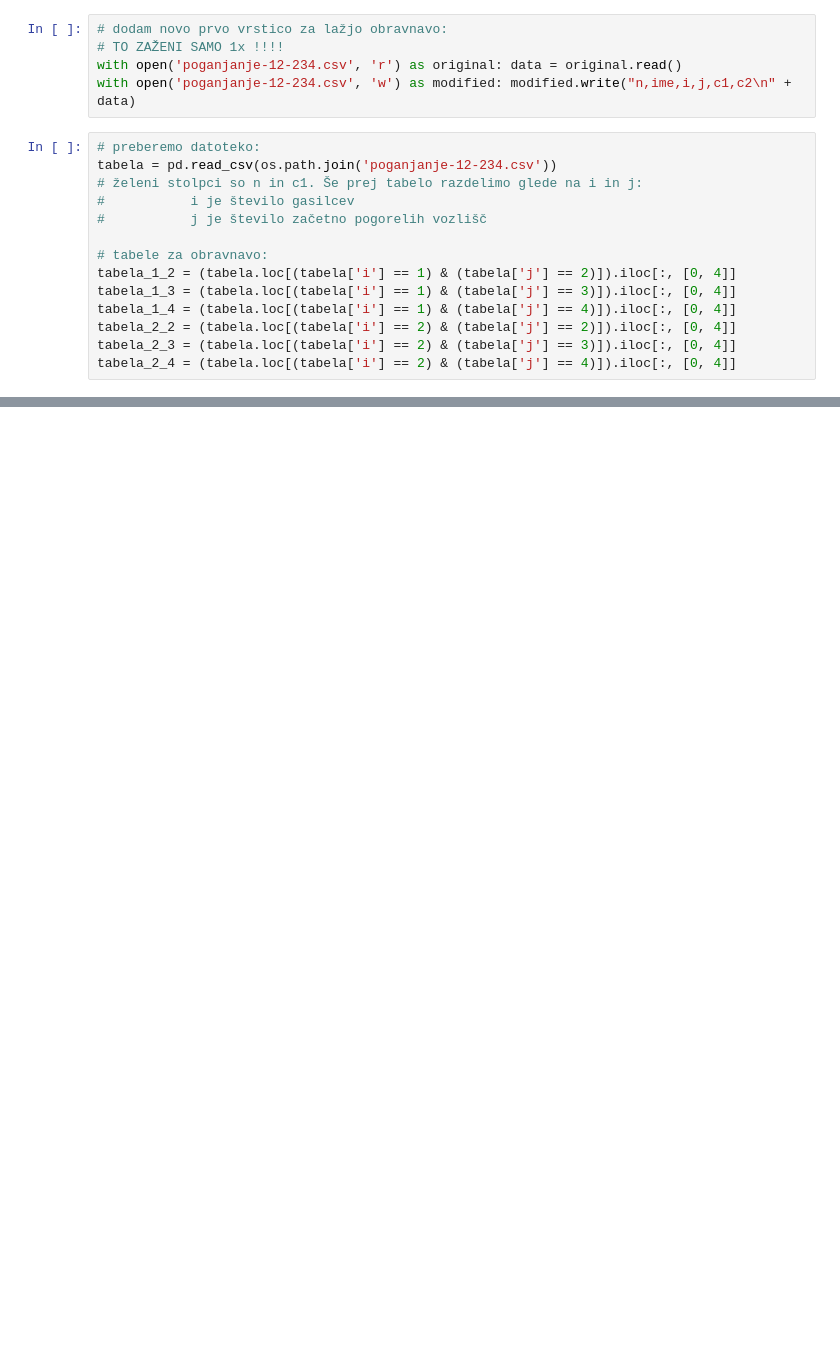
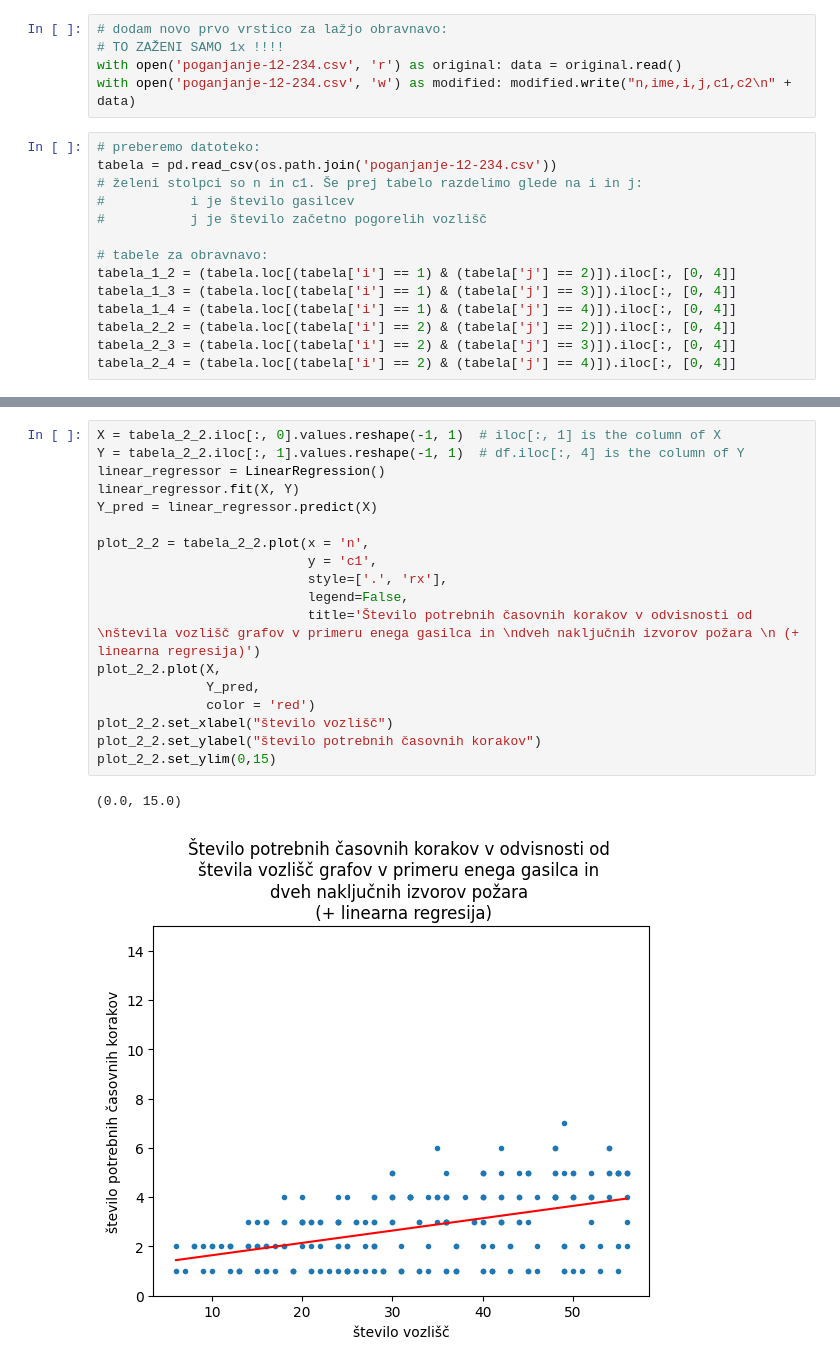
Before and after one commit to karolina-sa/Projekt-The-firefighter-problem, a Jupyter notebook: vizualizacija.ipynb, the cells around one changed output, grey strips where cells are left out. Saved outputs shown, nothing was run; the diff lists cells and outputs as text; blank space fills up the shorter version.

```diff
--- a/vizualizacija.ipynb
+++ b/vizualizacija.ipynb
@@ -51,0 +97,21 @@ Text(0, 0.5, 'število potrebnih časovnih korakov')
+# %%
+X = tabela_2_2.iloc[:, 0].values.reshape(-1, 1)  # iloc[:, 1] is the column of X
+Y = tabela_2_2.iloc[:, 1].values.reshape(-1, 1)  # df.iloc[:, 4] is the column of Y
+linear_regressor = LinearRegression()
+linear_regressor.fit(X, Y)
+Y_pred = linear_regressor.predict(X)
+
+plot_2_2 = tabela_2_2.plot(x = 'n',
+                           y = 'c1',
+                           style=['.', 'rx'],
+                           legend=False,
+                           title='Število potrebnih časovnih korakov v odvisnosti od \nštevila vozlišč grafov v primeru enega gasilca in \ndveh naključnih izvorov požara \n (+ linearna regresija)')
+plot_2_2.plot(X,
+              Y_pred,
+              color = 'red')
+plot_2_2.set_xlabel("število vozlišč")
+plot_2_2.set_ylabel("število potrebnih časovnih korakov")
+plot_2_2.set_ylim(0,15)
+# %% [output]
+(0.0, 15.0)
+[figure, added]
```
Also changed, not shown: parts of 7 cells of this notebook.
